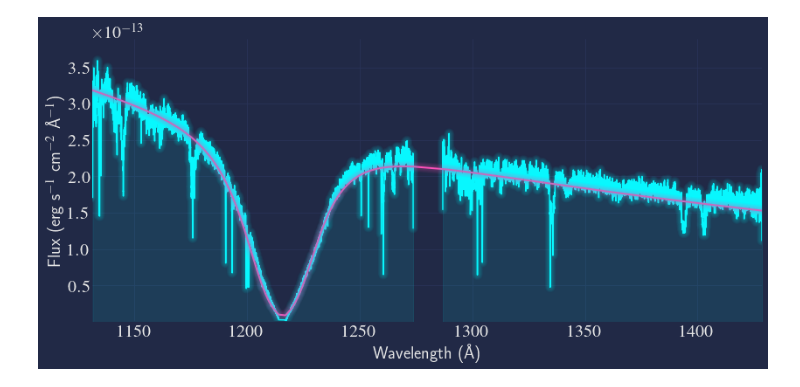
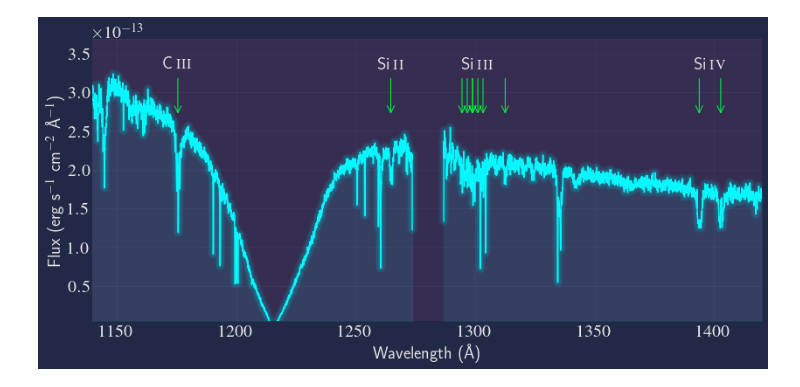
Before and after one commit to davidjwilson/pceb, a Jupyter notebook: cc_cet/cc_cet_cp.ipynb, the cells around one changed output. Drawn from its saved outputs; the diff is of its cells as text; code cells hidden in the pictures.

```diff
--- a/cc_cet/cc_cet_cp.ipynb
+++ b/cc_cet/cc_cet_cp.ipynb
@@ -33,0 +194,9 @@ mw, mf = np.loadtxt('models/ldlc01010.dk', unpack=True, skiprows=34)
+# %%
+#gaia
+p = 8.23807235942898e-3
+pe = 0.07578241768233003e-3
+
+d = 1/p
+de = pe/p**2
+print(d, de)
+print(pe/p)
@@ -33,0 +206,10 @@ mw, mf = np.loadtxt('models/ldlc01010.dk', unpack=True, skiprows=34)
+# %%
+#model
+mw, mf = np.loadtxt('models/ldlc01010.dk', unpack=True, skiprows=34)
+#plt.plot(mw, mf)
+
+r = (0.0179*u.Rsun).to(u.m).value
+dm = (d*u.pc).to(u.m).value
+scale = (np.pi)*((r/dm)**2)*1e-8
+print(scale)
+plt.plot(mw, mf*scale)
@@ -34,12 +220,10 @@ mw, mf = np.loadtxt('models/ldlc01010.dk', unpack=True, skiprows=34)
 # %%
 si2 = [1264.738]
-si3 = [1294.545,1296.726,1298.892,1301.149,1303.323,1312.591]
+si3 = [1294.545,1296.726,1298.892,1298.946, 1301.149,1303.323,1312.591]
 si4 = [1393.775,1402.770]
 c3 = [1174.935, 1175.265, 1175.592, 1175.713, 1175.713, 1175.989, 1176.372]
-
-plt.style.use("cyberpunk")
 plt.figure(figsize=(12, 6))
-smooth = 5
+smooth = 10
 x = x1ds[0]
 data = fits.getdata(x,1)
 wb = np.array([], dtype=float)
@@ -57,15 +241,16 @@ for dt in data[::-1]:
     plt.plot(w, f, c='C0')
 plt.xlabel('Wavelength (\AA)')
 plt.ylabel('Flux (erg s$^{-1}$ cm$^{-2}$ \AA$^{-1}$)')
-#[plt.axvline(line, ls='--', c='C2', alpha=0.5) for line in ism['rest_lambda']]
-plt.xlim(wb[0], wb[-1])
-plt.ylim(0.1e-14, 3.89e-13)
+# [plt.axvline(line, ls='--', c='C2', alpha=0.5) for line in ism['rest_lambda']]
+plt.xlim(1140, 1420)
+plt.ylim(0.4e-14, 3.69e-13)
 
-names = ['Si\,{\sc ii}', 'Si\,{\sc iii}', 'Si\,{\sc iv}', 'C\,{\sc iii}']
-lines = [si2, si3, si4, [np.mean(c3)]]
-#for name, si in zip(names, lines):
- #   [plt.annotate('',(line, 2.7e-13), xytext=(line, 3.2e-13),arrowprops=dict(arrowstyle='-'), horizontalalignment='center') for line in si]
-  #  plt.annotate(name,(np.mean(si), 3.e-13), xytext=(np.mean(si), 3.3e-13), horizontalalignment='center', bbox=dict(facecolor='white', edgecolor='none'))
+# names = ['Si\,{\sc ii}', 'Si\,{\sc iii}', 'Si\,{\sc iv}', 'C\,{\sc iii}']
+# lines = [si2, si3, si4, [np.mean(c3)]]
+for name, si in zip(names, lines):
+#     [plt.axvline(line, ls='--', c='C3', alpha=0.5, zorder=-10) for line in si]
+    [plt.annotate('',(line, 2.7e-13), xytext=(line, 3.2e-13),arrowprops=dict(arrowstyle='->', color='C3'), horizontalalignment='center') for line in si]
+    plt.annotate(name,(np.mean(si), 3.e-13), xytext=(np.mean(si), 3.3e-13), horizontalalignment='center', bbox=dict(facecolor='none', edgecolor='none', alpha=0.5))
 
 
 
@@ -75,18 +260,42 @@ def residuals(scale, f, mf):
 mmask = (mw > wb[0]) & (mw < wb[-1])
 mw1, mf1 = mw[mmask], mf[mmask]
 
+
 mf1 = interp1d(mw1, mf1, fill_value='extrapolate')(wb)
-normfac = leastsq(residuals, 1., args=(fb, mf1))[0]
+
+alllines = np.hstack((si2, si3, si4, c3, ism['rest_lambda']))
+
+C = np.zeros_like(wb,dtype='bool')
+for a in alllines:
+    C |= (wb> a-0.5)&(wb <a+0.5)
+mask = ~C
+
+normfac = leastsq(residuals, 1., args=(fb[mask], mf1[mask]))[0]
 
 print(normfac)
 
-#plt.plot(wb, mf1/normfac, c='C1', lw=2)
-mplcyberpunk.add_underglow()
-# mplcyberpunk.add_glow_effects()
-plt.plot(wb, mf1/normfac, c='C1', lw=2)
-mplcyberpunk.make_lines_glow()
+
+# define the model
+ext = F99(Rv=3.1)
+
+p = 8.23807235942898e-3
+r = (0.0179*u.Rsun).to(u.m)
+dm = ((1/p)*u.pc).to(u.m)
+red = ext.extinguish(wb*u.AA, Ebv=0.021)
+
+normfac1 = (1e8)/(np.pi*((r/dm)**2)*red)
+print(normfac1)
+
+normfac2 = leastsq(residuals, 1., args=(fb[mask], (mf1/normfac1)[mask]))[0]
+print(normfac2)
+
+# plt.plot(wb, mf1/(normfac1*normfac2), c='C1', lw=2)
+plt.plot([1000, 1500], [3.75e-13, 3.75e-13], c='C1')
+mplcyberpunk.add_glow_effects()
+# mplcyberpunk.make_lines_glow()
+# mplcyberpunk.add_underglow()
 
 plt.tight_layout()
-#plt.savefig('plots/cc_cet_cos.pdf', dpi=300)
-#plt.savefig('plots/cc_cet_cos.png',dip=150, facecolor='white')
+# plt.savefig('plots/cc_cet_cos.pdf', dpi=300)
+plt.savefig('plots/cp_plots/cc_cet_cos_cp.png',dpi=300)
 # %% [output]
@@ -94 +306 @@ plt.tight_layout()
-[figure, old version]
+[figure, new version]
```
Also changed, not shown: parts of 43 cells of this notebook, 21 other files.
